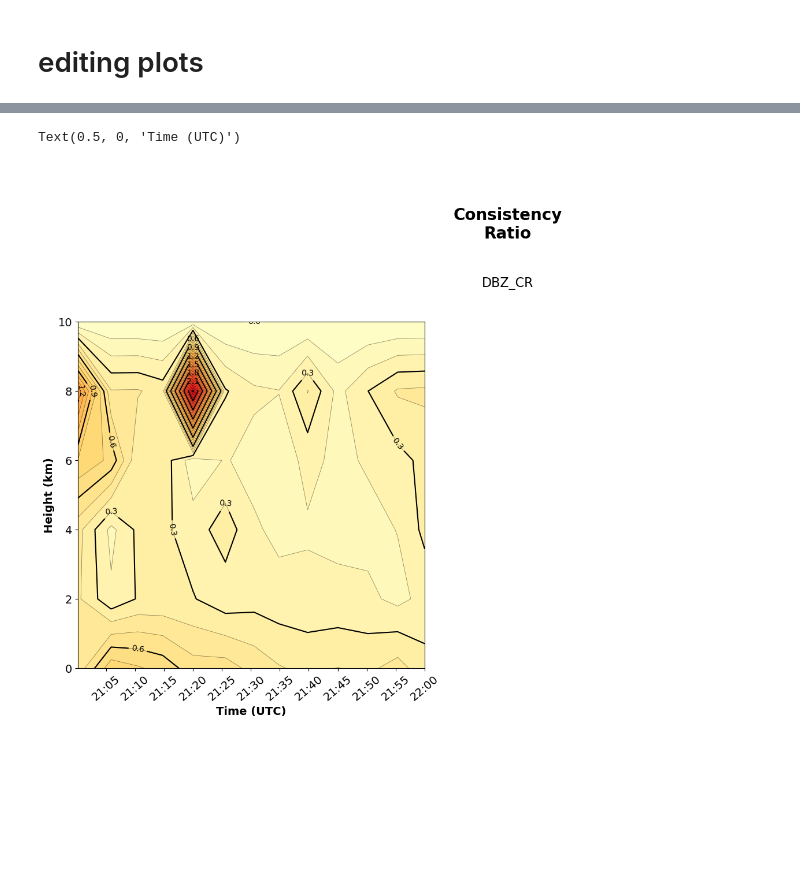
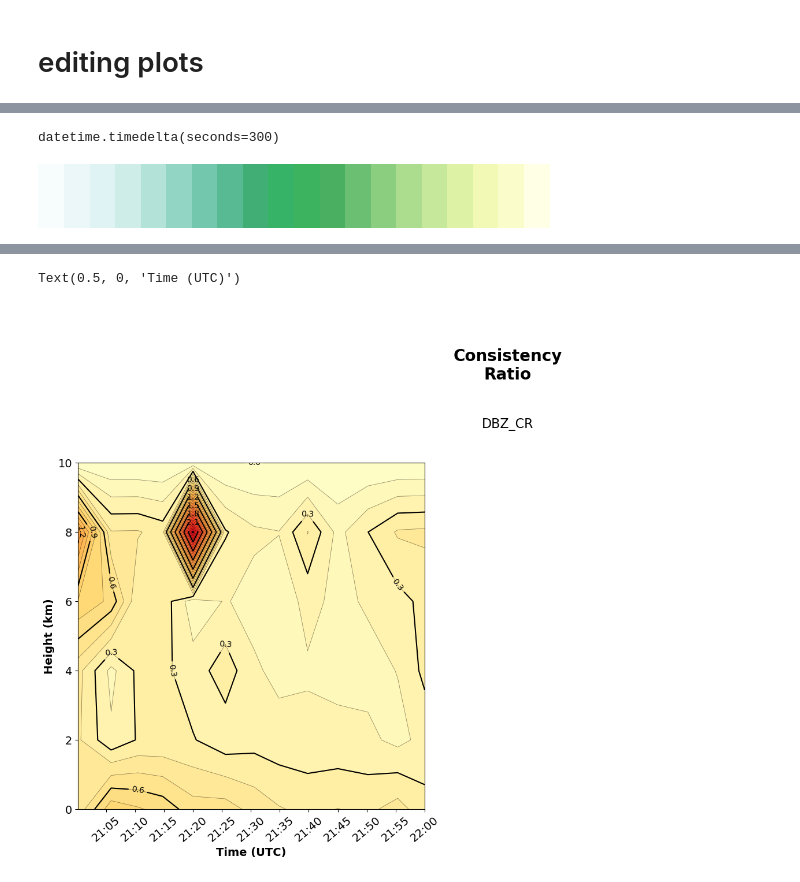
Before and after one commit to jessmcd/CM1_LETKF_2025, a Jupyter notebook: PlottingTests.ipynb, the cells around one changed output, grey strips where cells are left out. Drawn from its saved outputs; the diff is of its cells as text; code cells hidden in the pictures; blank space fills up the shorter version.

```diff
--- a/PlottingTests.ipynb
+++ b/PlottingTests.ipynb
@@ -1000,0 +305,9 @@ Last file:   /scratch/home/jessica.mcdonald/LETKF_runs/DBZ_VR/Prior_2024-05-08_2
+# %%
+(t[1]-t[0])
+# %% [output]
+datetime.timedelta(seconds=300)
+# %%
+cmap = LinearSegmentedColormap.from_list("CR", clist, 20)
+cmap
+# %% [output]
+[figure, added]
```
Also changed, not shown: parts of 39 cells of this notebook, 1 other file.
